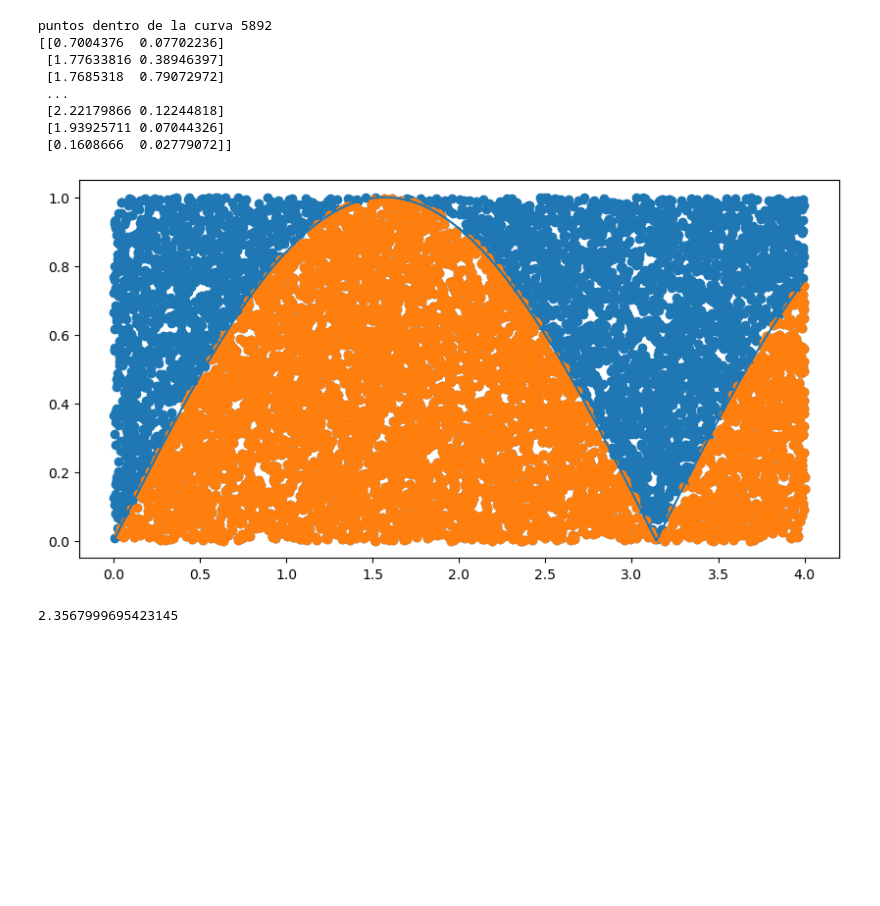
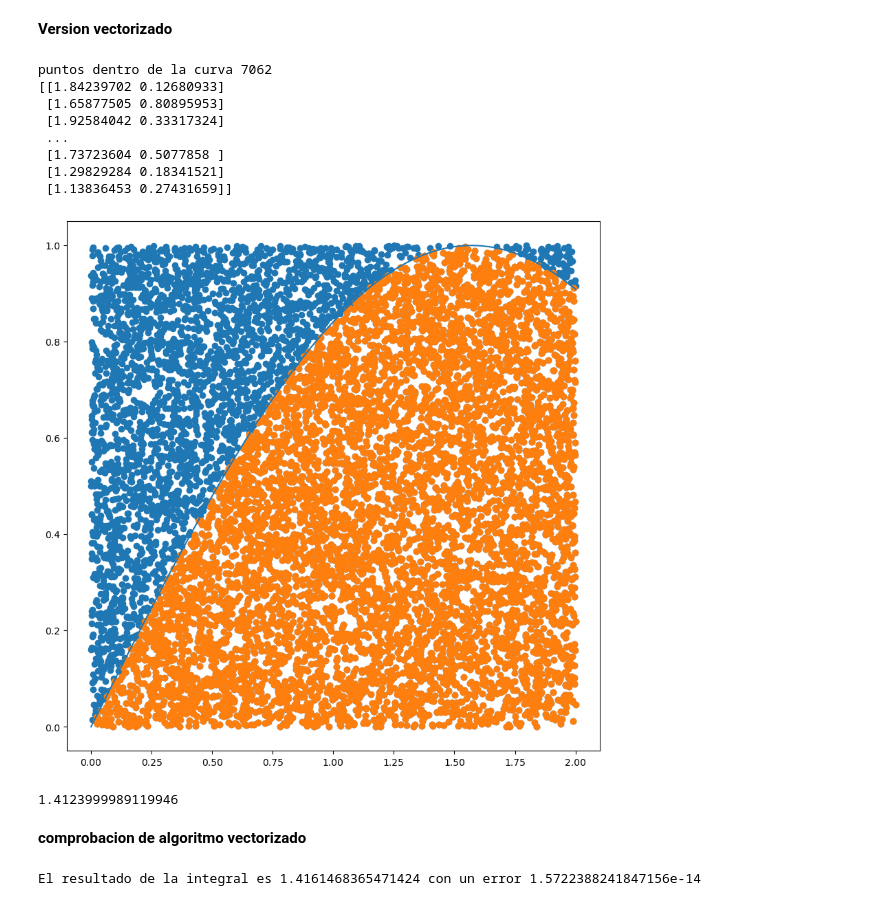
Before and after one commit to angelldavidd/IAIC, a Jupyter notebook: Practica_0/practica_0.ipynb, the cells around one changed output. Drawn from its saved outputs; the diff is of its cells as text; code cells hidden in the pictures; blank space fills up the shorter version.

Commit message:
Actualizacion: version vectorizada / vesion bucle. Todo:tiempos

```diff
--- a/Practica_0/practica_0.ipynb
+++ b/Practica_0/practica_0.ipynb
@@ -1,3 +1,5 @@
+# %% [markdown]
+**Version vectorizado**
 # %%
 import matplotlib.pyplot as plt
 import numpy as np
@@ -5,18 +7,18 @@ import math
 from scipy import optimize
 
 a=0
-b=4
+b=2
 
-def funcion(z):
+def funcion_vector(z):
     return abs(math.sin(z))
 
-prueba_funcion = funcion
+prueba_funcion = funcion_vector
 
 def integra_mc(fun, a, b, num_puntos):
 
 
     # generar puntos--------------------
-    x = np.random.rand(num_puntos)*b
+    x = np.random.rand(num_puntos)*b #*b para asegurarnos que los puntos al azar esten desplegados por toda la region
     y = np.random.rand(num_puntos)
 
 
@@ -29,50 +31,64 @@ def integra_mc(fun, a, b, num_puntos):
     maximo_valor= max([fun(i) for i in z])
 
 
-    ##conteo de puntos dentro del area
+    ## para obtener los puntos como coodernadas [[1,2],[2,3]...]
     puntos=np.column_stack((x,y))
 
 
     #para filtros
     def valor_y_menor_a_la_curva(sublist):
         return fun(sublist[0])>sublist[1]
 
     #para filtros
     def valor_x_entre_a_b(sublist):
         return sublist[0] >a and sublist[0]<b
 
     # Filtrar el array utilizando la función numpy.where y numpy.apply_along_axis
-    puntos_dentro_la_curva = puntos[np.apply_along_axis(valor_y_menor_a_la_curva, 1, puntos)] ##para que sean menor al maximo
-    puntos_dentro_la_curva = puntos_dentro_la_curva[np.apply_along_axis(valor_x_entre_a_b,1,puntos_dentro_la_curva)] ##para que este entre a y b
+    puntos_dentro_la_curva = puntos[np.apply_along_axis(valor_y_menor_a_la_curva, 1, puntos)] ##para que el valor de la coordenada 'y' sea menor al valor de la curva
+    puntos_dentro_la_curva = puntos_dentro_la_curva[np.apply_along_axis(valor_x_entre_a_b,1,puntos_dentro_la_curva)] ##para que el valor de la coordenada x este entre a y b
     print(f'puntos dentro de la curva {len(puntos_dentro_la_curva)}')
 
-    #para graficar los puntos dentros
+    #para graficar los puntos dentros volvemos a colocar los puntos filtras en arrays para el scatter
     x_dentros,y_dentros=np.hsplit(puntos_dentro_la_curva, 2)
 
 
     # visualizar
-    plt.figure(figsize=(10,5))
+    plt.figure(figsize=(10,10))
+
+    #visualizar todos los puntos
     plt.scatter(x,y)
+
+    #visualizar puntos debajo de la curva
     plt.scatter(x_dentros,y_dentros)
     print(puntos_dentro_la_curva)
+
+    #visuzlizar curva
     plt.plot(z, f_z)
     plt.show()
 
     integral = len(puntos_dentro_la_curva)/num_puntos *(b-a)* maximo_valor
     print(integral)
     return integral
 
 
 if __name__=='__main__':
     integra_mc(prueba_funcion,a,b,num_puntos=10000)
 # %% [output]
-puntos dentro de la curva 5892
-[[0.7004376  0.07702236]
- [1.77633816 0.38946397]
- [1.7685318  0.79072972]
+puntos dentro de la curva 7062
+[[1.84239702 0.12680933]
+ [1.65877505 0.80895953]
+ [1.92584042 0.33317324]
  ...
- [2.22179866 0.12244818]
- [1.93925711 0.07044326]
- [0.1608666  0.02779072]]
+ [1.73723604 0.5077858 ]
+ [1.29829284 0.18341521]
+ [1.13836453 0.27431659]]
-[figure, old version]
+[figure, new version]
-2.3567999695423145
+1.4123999989119946
+# %% [markdown]
+**comprobacion de algoritmo vectorizado**
+# %%
+from scipy.integrate import quad
+area,error= quad(funcion_vector,0,2)
+print(f'El resultado de la integral es {area} con un error {error}')
+# %% [output]
+El resultado de la integral es 1.4161468365471424 con un error 1.5722388241847156e-14
```
Also changed, not shown: parts of 4 cells of this notebook.
